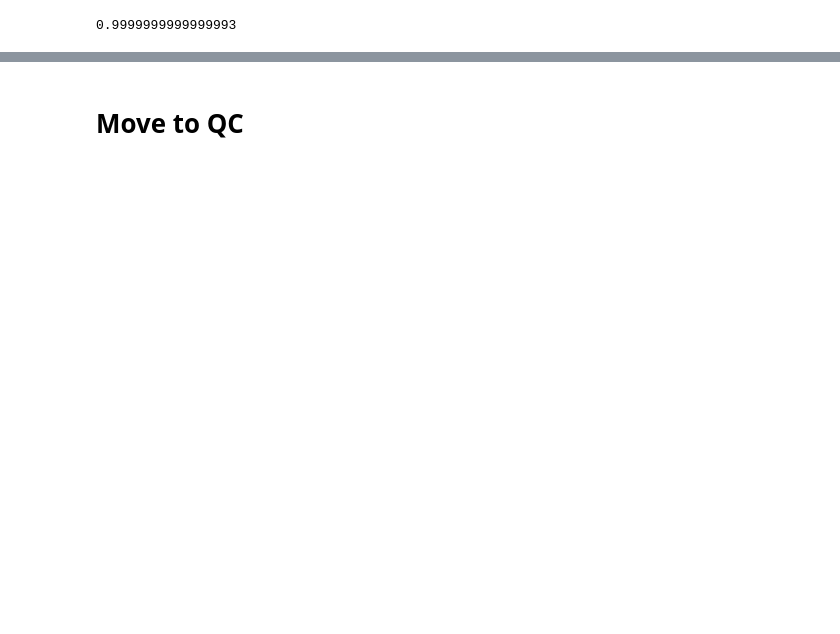
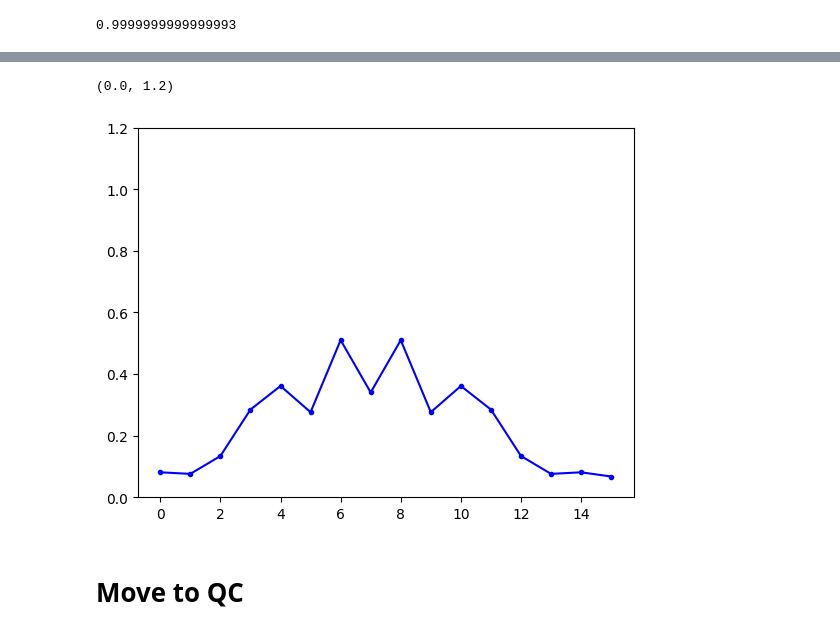
Before and after one commit to zhiyaol/string-breaking, a Jupyter notebook: Flow.ipynb, the cells around one changed output, grey strips where cells are left out. Drawn from its saved outputs; the diff is of its cells as text; code cells hidden in the pictures; blank space fills up the shorter version.

```diff
--- a/Flow.ipynb
+++ b/Flow.ipynb
@@ -172,3 +174,13 @@ plot_E_per_site(final_state_3,nQQ)
+# %%
+# Find where it starts touching the boundary to use for VQE for the evolved state
+
+final_state_3 = sp.sparse.linalg.expm_multiply(-1j * Hf16 * 13,initial16)
+
+plot_E_per_site(final_state_3,nQ)
+plt.ylim(0,1.2)
+# %% [output]
+(0.0, 1.2)
+[figure, added]
 # %% [markdown]
 # Move to QC
 # %%
```
Also changed, not shown: parts of 9 cells of this notebook, 1 other file.
